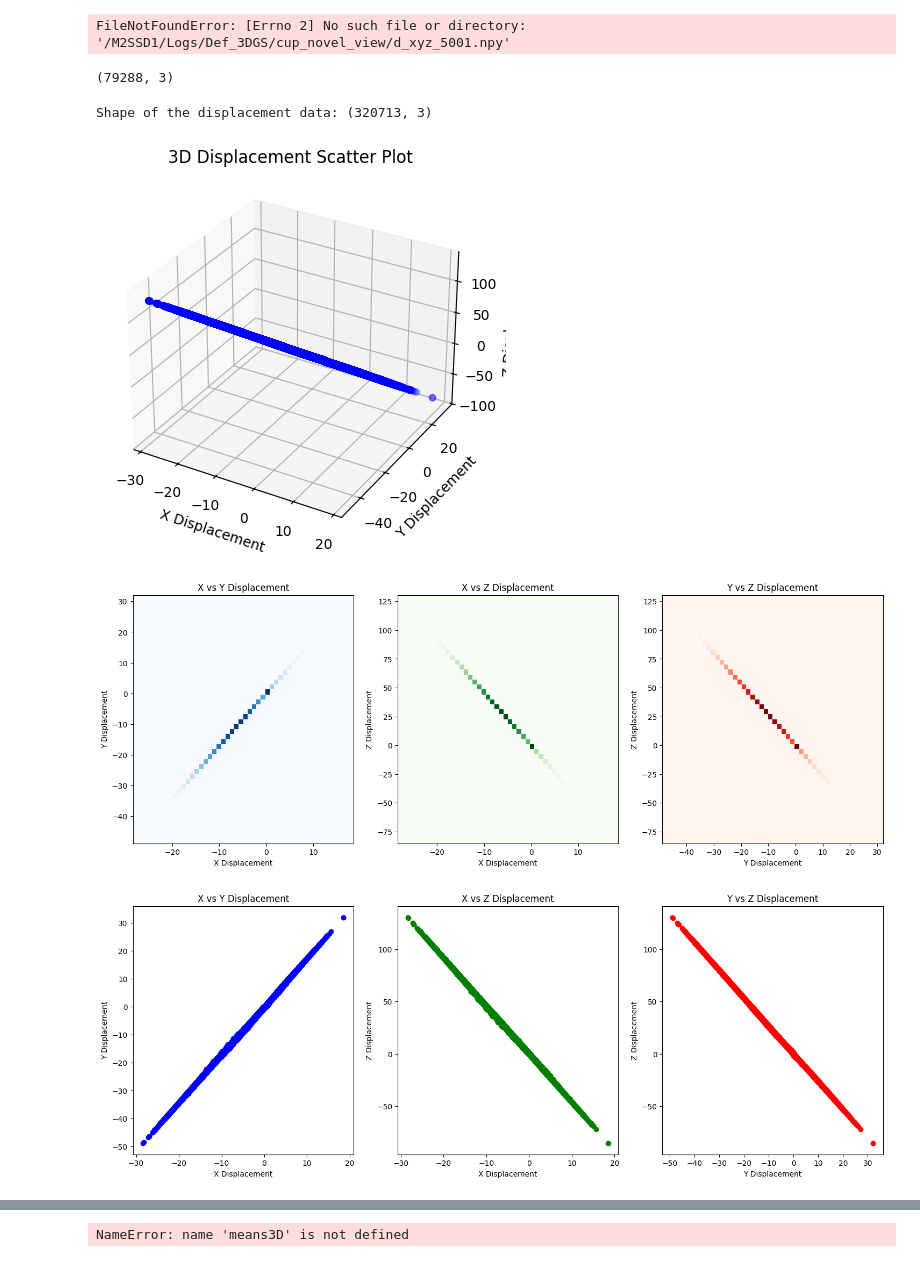
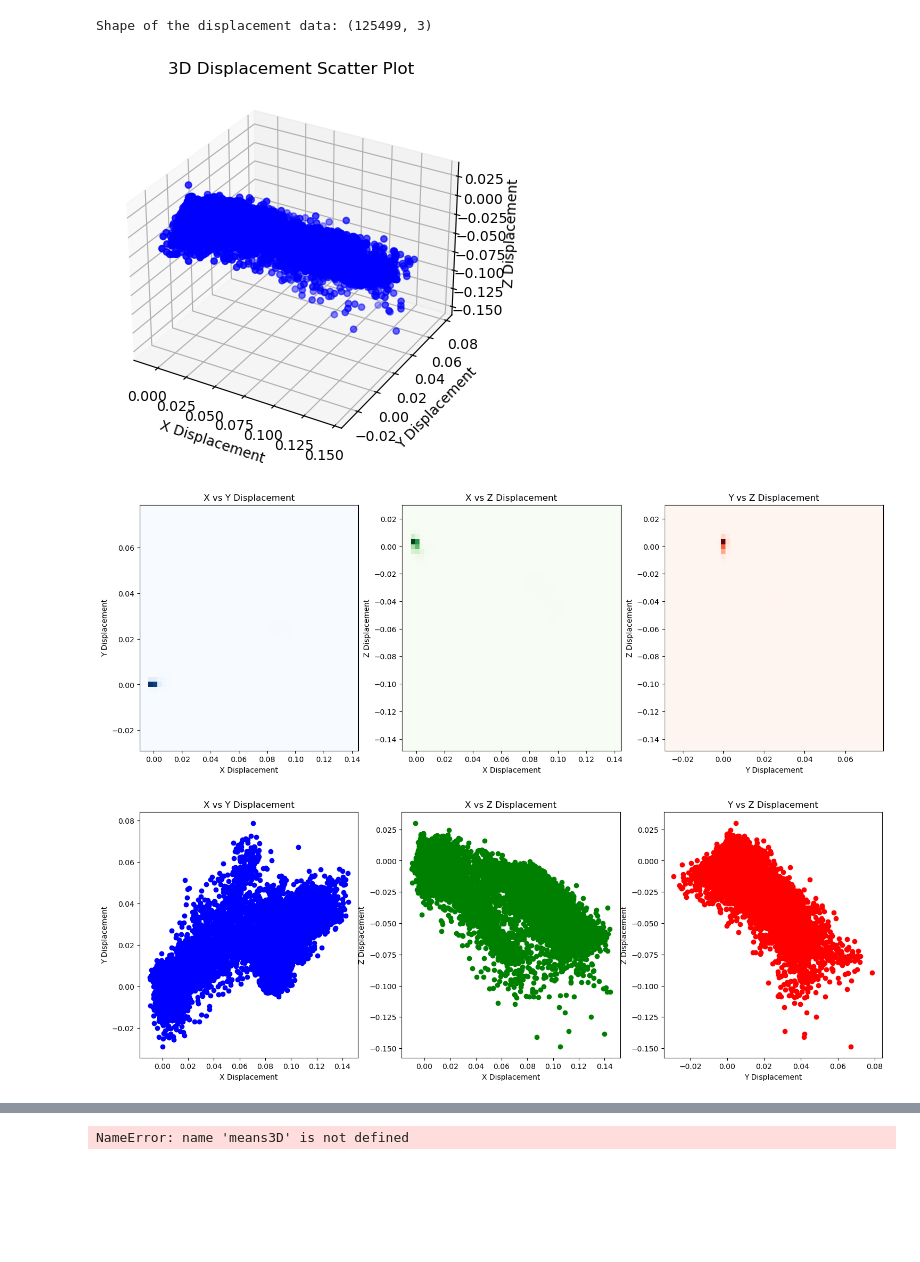
Before and after one commit to mickaelbressieux/Deformable-3D-Gaussians, a Jupyter notebook: displacement_analysis.ipynb, the cells around one changed output, grey strips where cells are left out. Cells and saved outputs as stored; diff of their text form; code cells hidden in the pictures; blank space fills up the shorter version.

```diff
--- a/displacement_analysis.ipynb
+++ b/displacement_analysis.ipynb
@@ -42,35 +67,9 @@ d_xyz.shape
-# %%
-datapath="/M2SSD1/Logs/Def_3DGS/cup_novel_view"
-iter_interest=5001
-
-d_xyz=np.load(os.path.join(datapath,"d_xyz_"+str(iter_interest)+".npy")) #size Bxnb_gaussx3
-fid=np.load(os.path.join(datapath,"fid_"+str(iter_interest)+".npy")) #size Bx1
-means3D=np.load(os.path.join(datapath,"means3D_"+str(iter_interest)+".npy")) #size Bxnb_gaussx3
-
-print(d_xyz.shape)
-print(fid.shape)
-print(means3D.shape)
-
-ordered_idx=np.argsort(fid,axis=0)
-fid=fid[ordered_idx]
-d_xyz=d_xyz[ordered_idx]
-means3D=means3D[ordered_idx]
-
-d_xyz=d_xyz.reshape(d_xyz.shape[0],-1,3)
-means3D=means3D.reshape(d_xyz.shape[0],-1,3)
-# %% [output]
-FileNotFoundError: [Errno 2] No such file or directory: '/M2SSD1/Logs/Def_3DGS/cup_novel_view/d_xyz_5001.npy'
-# %%
-displacement_data = d_xyz[1]
-displacement_data.shape
-# %% [output]
-(79288, 3)
 # %%
 
 
 # Load the displacement data
 #displacement_data = np.load('displacement.npy')
-displacement_data = d_xyz[100]
+displacement_data = d_xyz[200]
 
 # Check the shape of the loaded data to ensure it's correct
 print("Shape of the displacement data:", displacement_data.shape)
@@ -115,37 +114,37 @@ axs[2].set_ylabel('Z Displacement')
 
 plt.show()
 
 
 #Show 3 2D scatterplot
 
 fig, axs = plt.subplots(1, 3, figsize=(18, 6))
 
 # X vs Y displacement
 axs[0].scatter(X_displacement, Y_displacement, c='b', marker='o')
 axs[0].set_title('X vs Y Displacement')
 axs[0].set_xlabel('X Displacement')
 axs[0].set_ylabel('Y Displacement')
 
 # X vs Z displacement
 axs[1].scatter(X_displacement, Z_displacement, c='g', marker='o')
 axs[1].set_title('X vs Z Displacement')
 axs[1].set_xlabel('X Displacement')
 axs[1].set_ylabel('Z Displacement')
 
 # Y vs Z displacement
 axs[2].scatter(Y_displacement, Z_displacement, c='r', marker='o')
 axs[2].set_title('Y vs Z Displacement')
 axs[2].set_xlabel('Y Displacement')
 axs[2].set_ylabel('Z Displacement')
 
 
 
 plt.show()
 # %% [output]
-Shape of the displacement data: (320713, 3)
+Shape of the displacement data: (125499, 3)
-[figure, old version]
+[figure, new version]
-[figure, old version]
+[figure, new version]
-[figure, old version]
+[figure, new version]
 # %%
 # get some general statistics
 print("X Displacement Statistics:")
```
Also changed, not shown: parts of 11 cells of this notebook, 6 other files.
